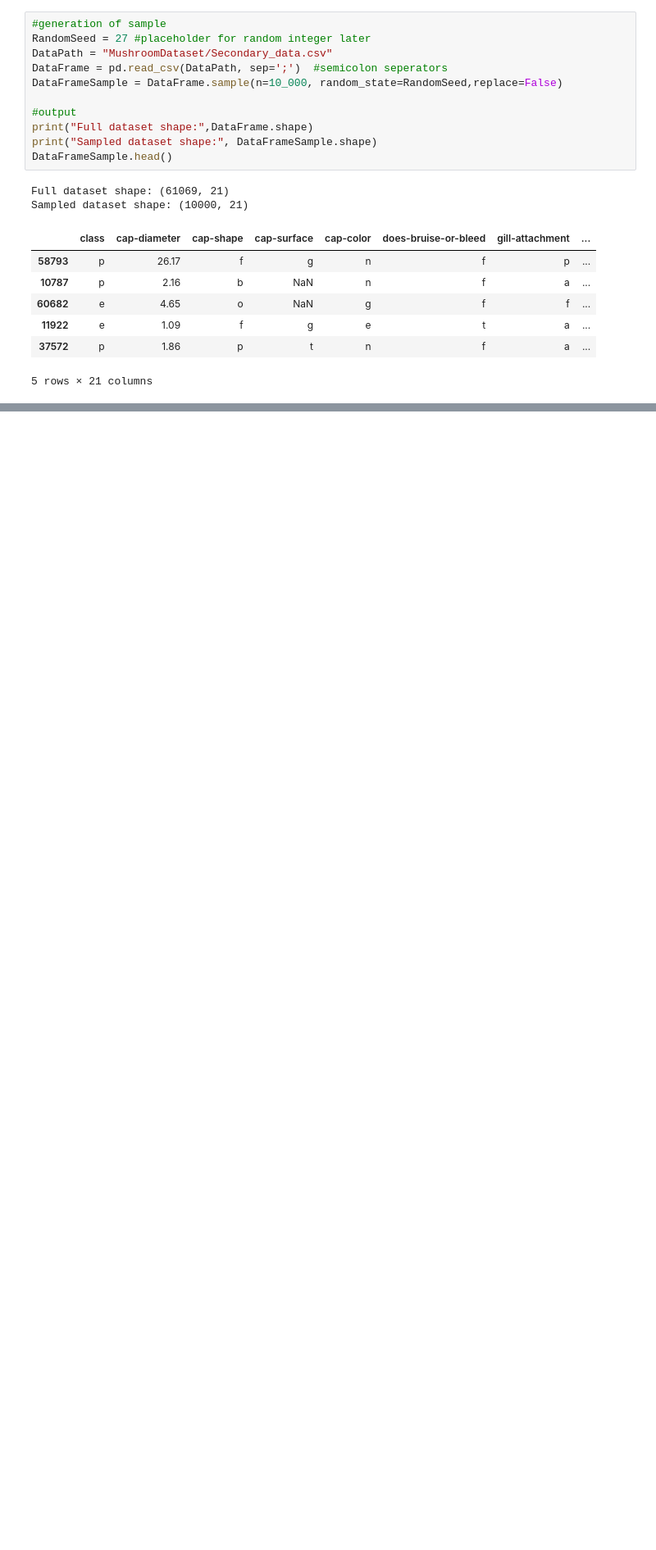
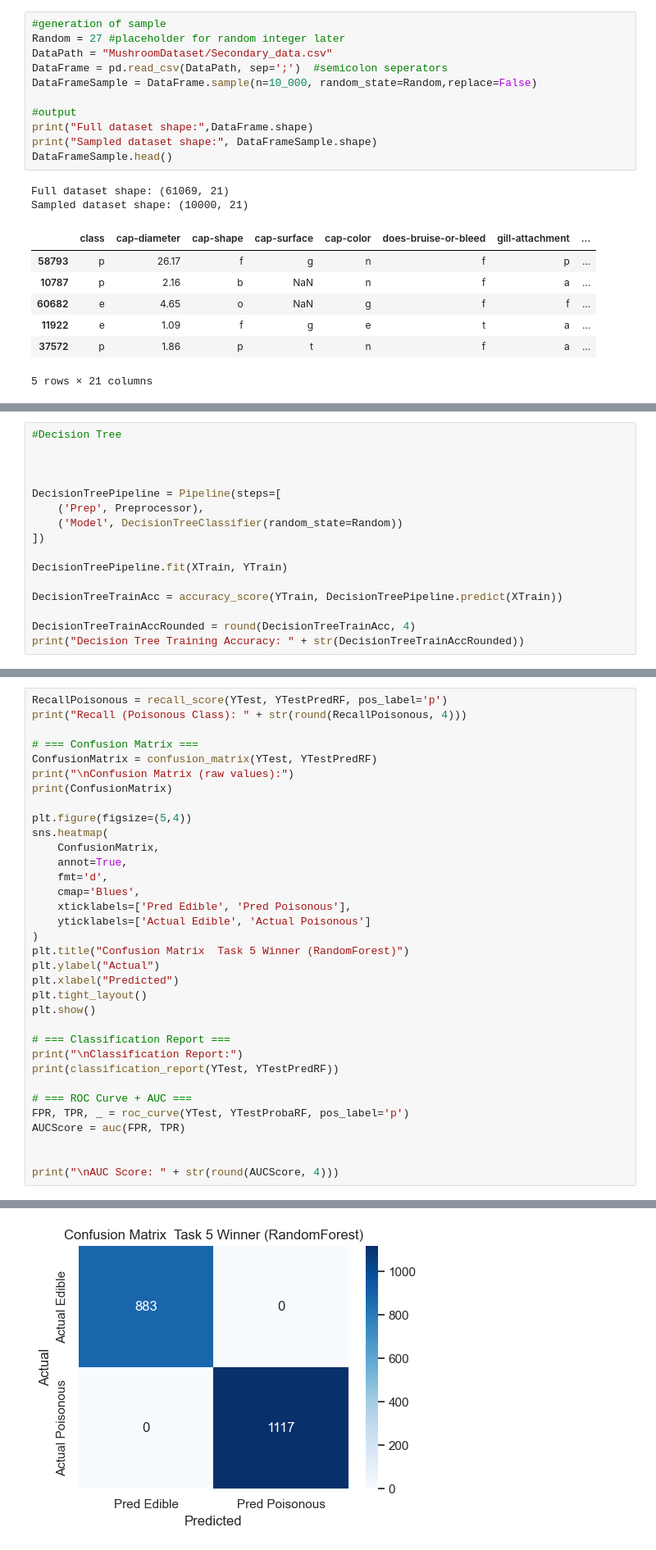
Before and after one commit to S0MBRX/ML-mushroom-edibility-classification, a Jupyter notebook: Main.ipynb, the cells around one changed output, grey strips where cells are left out. Shown: that part at 82% size. Saved outputs shown, nothing was run; the diff lists cells and outputs as text; blank space fills up the shorter version.

```diff
--- a/Main.ipynb
+++ b/Main.ipynb
@@ -21,9 +38,9 @@ randomly sample 10,000 rows out of the 61,000 rows available
 # %%
 #generation of sample
-RandomSeed = 27 #placeholder for random integer later
+Random = 27 #placeholder for random integer later
 DataPath = "MushroomDataset/Secondary_data.csv"
 DataFrame = pd.read_csv(DataPath, sep=';')  #semicolon seperators
-DataFrameSample = DataFrame.sample(n=10_000, random_state=RandomSeed,replace=False)
+DataFrameSample = DataFrame.sample(n=10_000, random_state=Random,replace=False)
 
 #output
 print("Full dataset shape:",DataFrame.shape)
@@ -164,0 +268,16 @@ out of all the classifiers we learnt this is the list of suitability:
+# %%
+#Decision Tree
+
+
+
+DecisionTreePipeline = Pipeline(steps=[
+    ('Prep', Preprocessor),
+    ('Model', DecisionTreeClassifier(random_state=Random))
+])
+
+DecisionTreePipeline.fit(XTrain, YTrain)
+
+DecisionTreeTrainAcc = accuracy_score(YTrain, DecisionTreePipeline.predict(XTrain))
+
+DecisionTreeTrainAccRounded = round(DecisionTreeTrainAcc, 4)
+print("Decision Tree Training Accuracy: " + str(DecisionTreeTrainAccRounded))
@@ -164,0 +534,35 @@ out of all the classifiers we learnt this is the list of suitability:
+# %%
+RecallPoisonous = recall_score(YTest, YTestPredRF, pos_label='p')
+print("Recall (Poisonous Class): " + str(round(RecallPoisonous, 4)))
+
+# === Confusion Matrix ===
+ConfusionMatrix = confusion_matrix(YTest, YTestPredRF)
+print("\nConfusion Matrix (raw values):")
+print(ConfusionMatrix)
+
+plt.figure(figsize=(5,4))
+sns.heatmap(
+    ConfusionMatrix,
+    annot=True,
+    fmt='d',
+    cmap='Blues',
+    xticklabels=['Pred Edible', 'Pred Poisonous'],
+    yticklabels=['Actual Edible', 'Actual Poisonous']
+)
+plt.title("Confusion Matrix  Task 5 Winner (RandomForest)")
+plt.ylabel("Actual")
+plt.xlabel("Predicted")
+plt.tight_layout()
+plt.show()
+
+# === Classification Report ===
+print("\nClassification Report:")
+print(classification_report(YTest, YTestPredRF))
+
+# === ROC Curve + AUC ===
+FPR, TPR, _ = roc_curve(YTest, YTestProbaRF, pos_label='p')
+AUCScore = auc(FPR, TPR)
+
+
+print("\nAUC Score: " + str(round(AUCScore, 4)))
+# %% [output]
@@ -164,0 +574 @@ out of all the classifiers we learnt this is the list of suitability:
+[figure, added]
```
Also changed, not shown: parts of 32 cells of this notebook.
